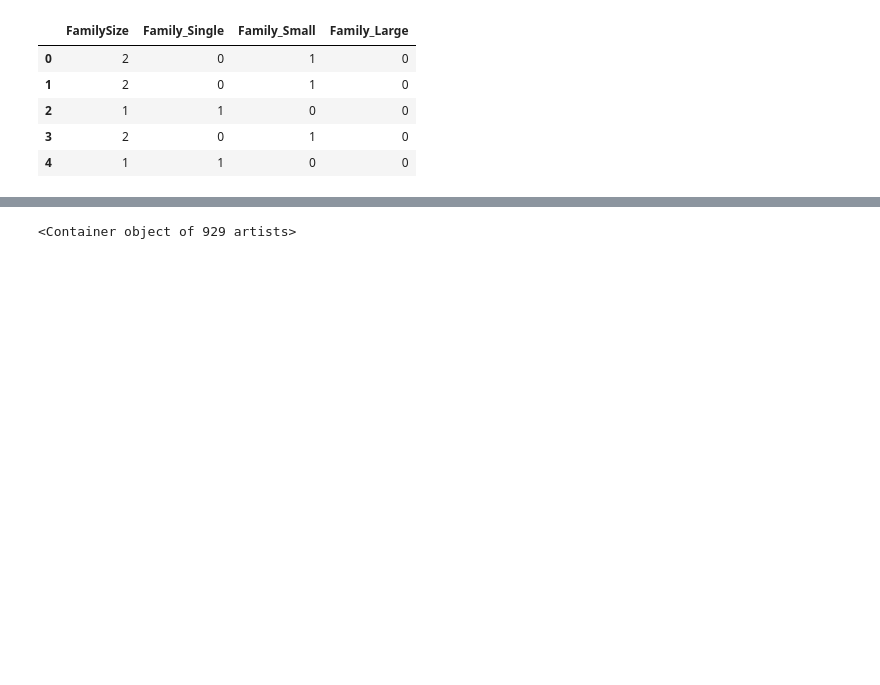
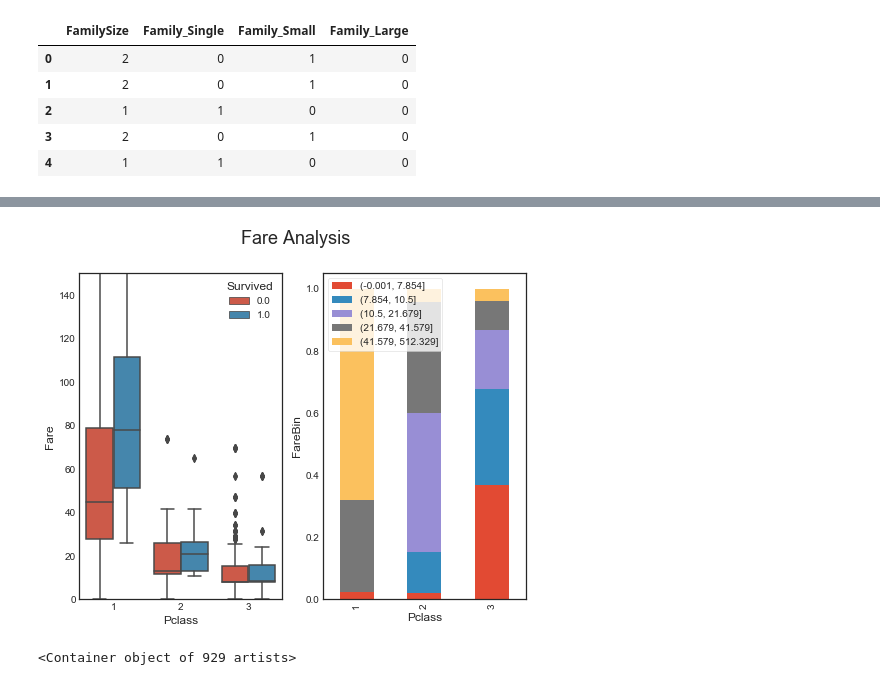
Before and after one commit to houzhuo/machine-learning, a Jupyter notebook: kaggle/titanic/titanic2.ipynb, the cells around one changed output, grey strips where cells are left out. Cells and saved outputs as stored; diff of their text form; code cells hidden in the pictures; blank space fills up the shorter version.

```diff
--- a/kaggle/titanic/titanic2.ipynb
+++ b/kaggle/titanic/titanic2.ipynb
@@ -521,3 +526,20 @@ plt.figure(figsize=(10,6))
+# %%
+# Fare analysis
+full['FareBin'] = pd.qcut(full['Fare'], 5)
+plt.suptitle("Fare Analysis", fontsize=18)
+plt.subplot(121)
+sns.boxplot('Pclass', 'Fare', 'Survived', full, orient='v')
+plt.ylim((0,150))
+ax1 = plt.subplot(122)
+tab = pd.crosstab(full['Pclass'], full['FareBin'])
+tab.div(tab.sum(1).astype(float), axis=0).plot(kind="bar", stacked=True, ax=ax1)
+plt.xlabel('Pclass')
+plt.ylabel('FareBin')
+plt.legend(frameon=True)
+
+plt.show()
+# %% [output]
+[figure, added]
 # %%
 plt.subplot(223)
 plt.bar('Missing', full.Ticket.value_counts())
```
Also changed, not shown: parts of 8 cells of this notebook, 7 other files.
